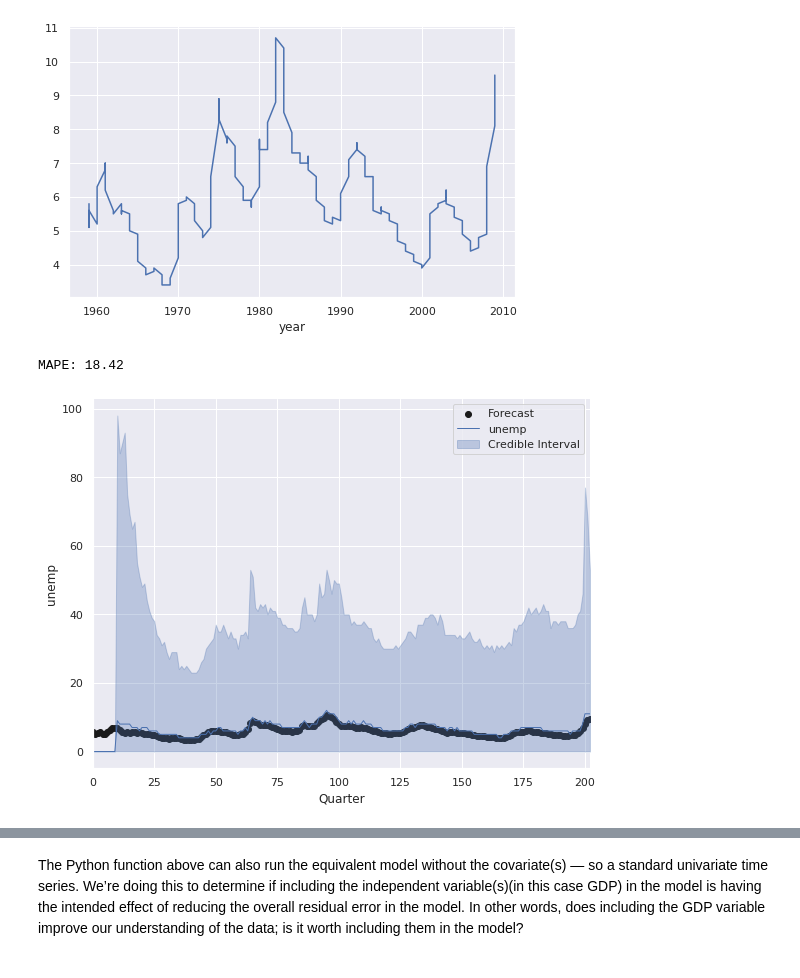
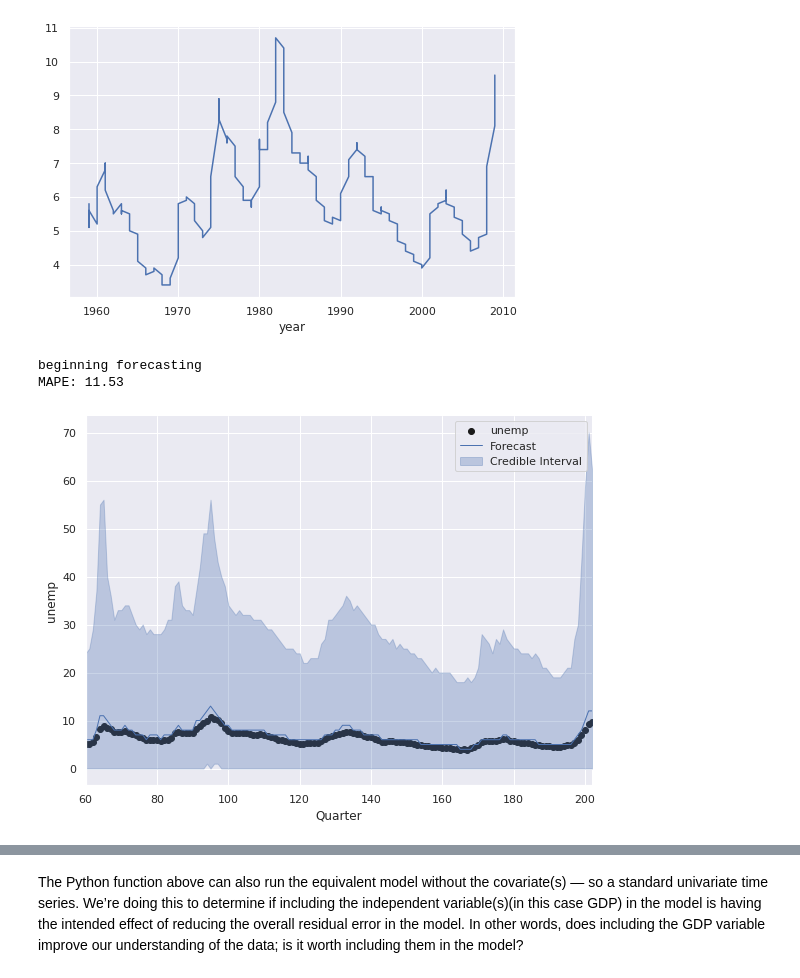
Before and after one commit to xxl4tomxu98/econometrics-gdp-dpi-VAR, a Jupyter notebook: real-world-VAR.ipynb, the cells around one changed output, grey strips where cells are left out. Cells and saved outputs as stored; diff of their text form; code cells hidden in the pictures.

```diff
--- a/real-world-VAR.ipynb
+++ b/real-world-VAR.ipynb
@@ -265,47 +265,44 @@ def bayes_forecast(iv,dv):
         x = None
     else:
         x = iv.values
-
     y = dv.values
-
     # set the one-step-ahead value; by default we want 1
     k = 1
-    forecast_start = 0
+    forecast_start = 60
     forecast_end = len(y)-1
-
     mod, samples = analysis(Y=y, X=x, family='poisson',
                             forecast_start=forecast_start,
                             forecast_end=forecast_end,
                             k=k,
-                            ntrend=1,
+                            ntrend=2,
                             nsamps=5000,
                             seasPeriods=[4],
-                            seasHarmComponents=[[1,2,3]],
-                            prior_length=10,
-                            deltrend=0.94,
+                            seasHarmComponents=[[1,2]],
+                            prior_length=22,
+                            deltrend=0.99,
                             delregn=0.90,
                             delVar=0.98,
-                            delSeas=0.98,
+                            delSeas=0.99,
                             rho=.6,
                             )
-
     forecast = median(samples)
     # set confidence interval for in-sample forecast
     credible_interval=95
     alpha = (100-credible_interval)/2
     upper=np.percentile(samples, [100-alpha], axis=0).reshape(-1)
     lower=np.percentile(samples, [alpha], axis=0).reshape(-1)
-    print("MAPE:", MAPE(y[-10:], forecast[-10:]).round(2))
+    print("MAPE:", MAPE(y[forecast_start:forecast_end+k], forecast[:]).round(2))
     # Plot the 1-step ahead point forecast plus the 95% credible interval
     fig, ax = plt.subplots(1, 1, figsize=(8, 6))
     ax = plot_data_forecast(fig, ax, y[forecast_start:forecast_end + k], forecast, samples,
                             dates=np.arange(forecast_start, forecast_end+1, dtype='int'))
     ax = ax_style(ax, ylabel=dv.name, xlabel='Quarter', xlim=[forecast_start, forecast_end],
-                  legend=['Forecast', dv.name, 'Credible Interval'])
+                  legend=[dv.name, 'Forecast', 'Credible Interval'])
     #Generate the Bayesian Future Forecast
     return mod, forecast, samples, y
 
-mv_mod, mv_for, mv_samp, mv_y = bayes_forecast(data2.iloc[:, 3:4], data2.unemp)
+mv_mod, mv_for, mv_samp, mv_y = bayes_forecast(data2.iloc[:, [5, 8]], data2.unemp)
 # %% [output]
-MAPE: 18.42
+beginning forecasting
+MAPE: 11.53
-[figure, old version]
+[figure, new version]
```
Also changed, not shown: parts of 2 cells of this notebook.
